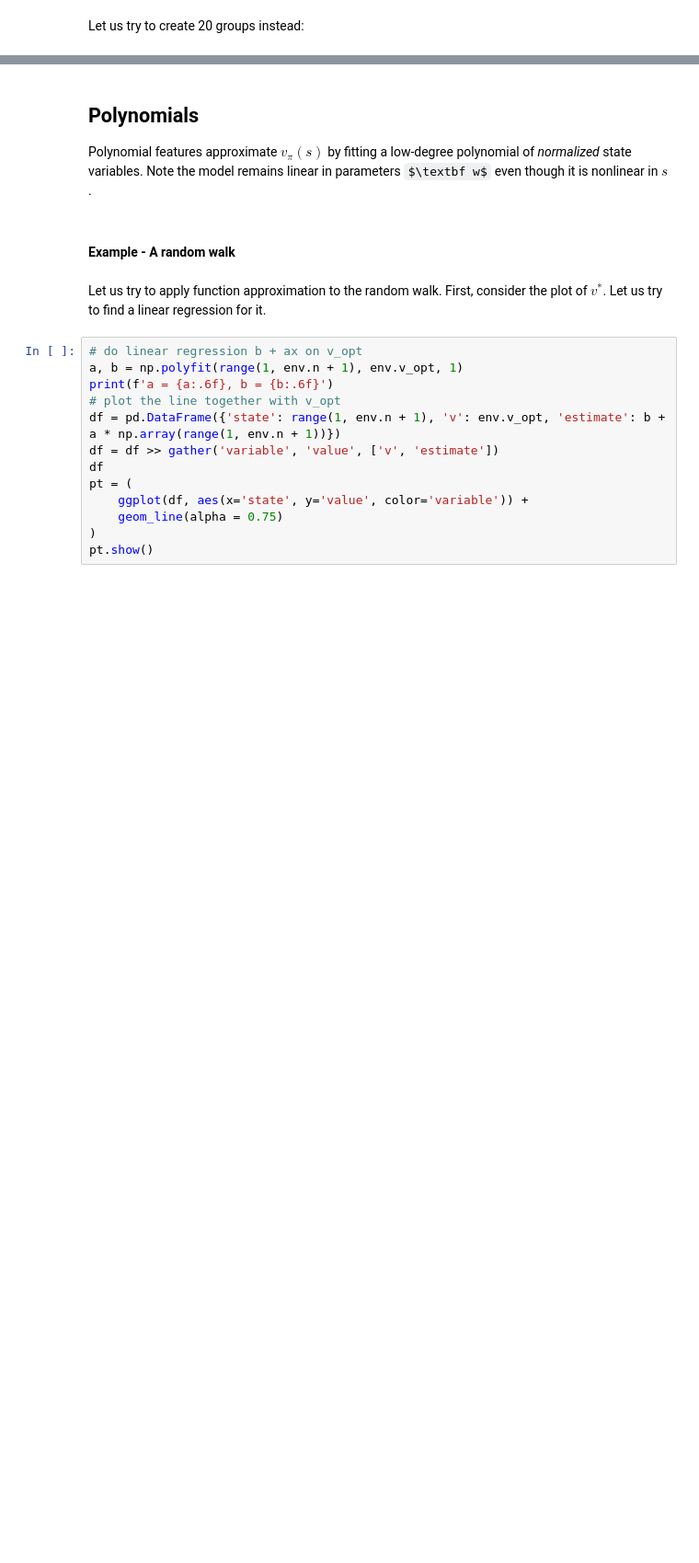
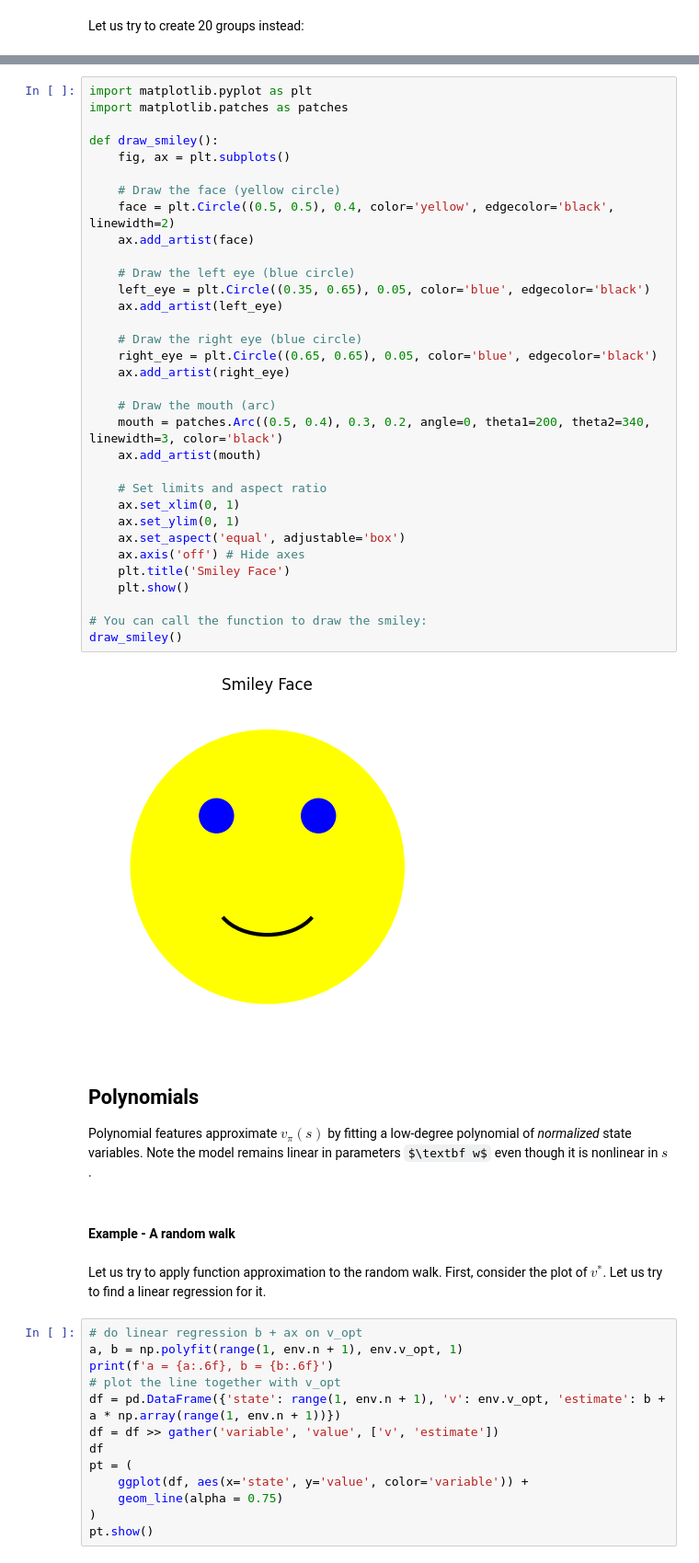
Before and after one commit to simon-mellergaard/RL, a Jupyter notebook: Exercises/12_Approx-pred.ipynb, the cells around one changed output, grey strips where cells are left out. Shown: that part at 92% size. Drawn from its saved outputs; the diff is of its cells as text; some formulas as TeX source; blank space fills up the shorter version.

```diff
--- a/Exercises/12_Approx-pred.ipynb
+++ b/Exercises/12_Approx-pred.ipynb
@@ -535,3 +556,38 @@ Why is this the case?
+# %%
+import matplotlib.pyplot as plt
+import matplotlib.patches as patches
+
+def draw_smiley():
+    fig, ax = plt.subplots()
+
+    # Draw the face (yellow circle)
+    face = plt.Circle((0.5, 0.5), 0.4, color='yellow', edgecolor='black', linewidth=2)
+    ax.add_artist(face)
+
+    # Draw the left eye (blue circle)
+    left_eye = plt.Circle((0.35, 0.65), 0.05, color='blue', edgecolor='black')
+    ax.add_artist(left_eye)
+
+    # Draw the right eye (blue circle)
+    right_eye = plt.Circle((0.65, 0.65), 0.05, color='blue', edgecolor='black')
+    ax.add_artist(right_eye)
+
+    # Draw the mouth (arc)
+    mouth = patches.Arc((0.5, 0.4), 0.3, 0.2, angle=0, theta1=200, theta2=340, linewidth=3, color='black')
+    ax.add_artist(mouth)
+
+    # Set limits and aspect ratio
+    ax.set_xlim(0, 1)
+    ax.set_ylim(0, 1)
+    ax.set_aspect('equal', adjustable='box')
+    ax.axis('off') # Hide axes
+    plt.title('Smiley Face')
+    plt.show()
+
+# You can call the function to draw the smiley:
+draw_smiley()
+# %% [output]
+[figure, added]
 # %% [markdown]
 ## Polynomials
 
```
Also changed, not shown: parts of 9 cells of this notebook.
